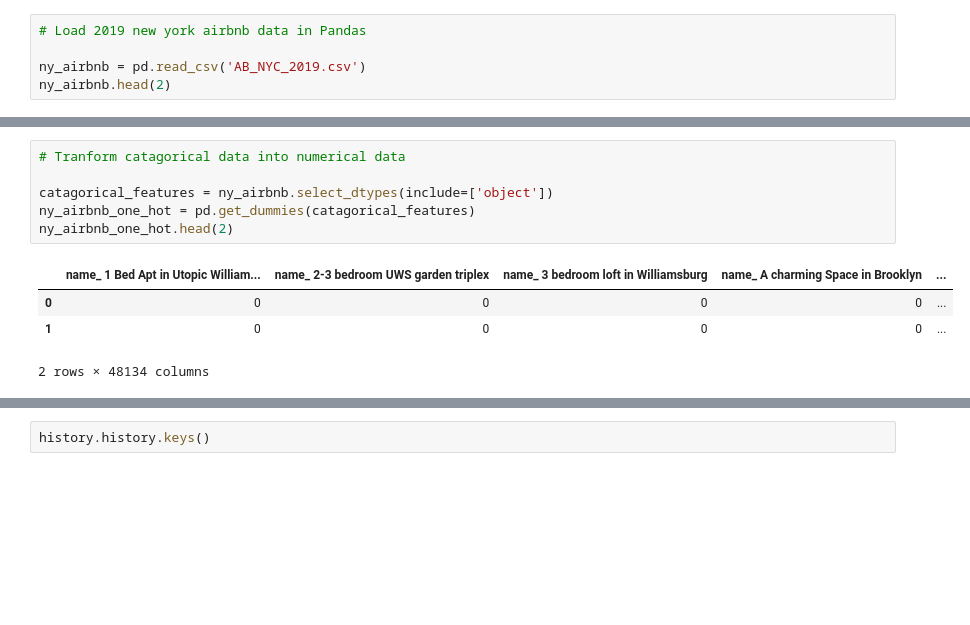
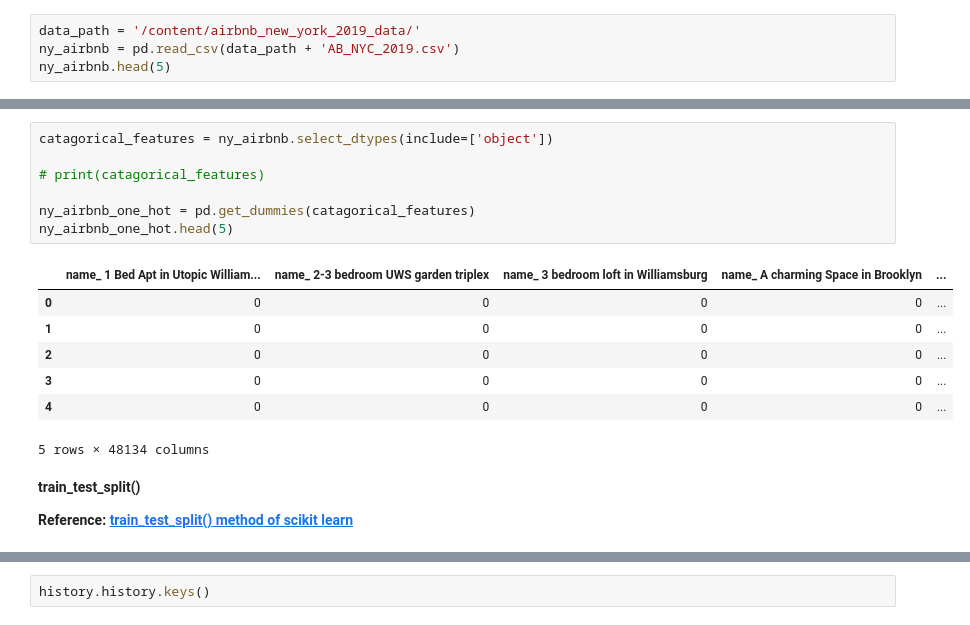
Before and after one commit to dzcyb0rg68/e503_airbnb_prediction, a Jupyter notebook: airbnb_prediction.ipynb, the cells around one changed output, grey strips where cells are left out. Drawn from its saved outputs; the diff is of its cells as text; blank space fills up the shorter version.

```diff
--- a/airbnb_prediction.ipynb
+++ b/airbnb_prediction.ipynb
@@ -10,8 +44,7 @@ tf.__version__
 # %%
-# Load 2019 new york airbnb data in Pandas
-
-ny_airbnb = pd.read_csv('AB_NYC_2019.csv')
-ny_airbnb.head(2)
+data_path = '/content/airbnb_new_york_2019_data/'
+ny_airbnb = pd.read_csv(data_path + 'AB_NYC_2019.csv')
+ny_airbnb.head(5)
 # %% [output]
 |  | id | name | host_id | host_name | neighbourhood_group | neighbourhood | latitude | longitude | ... |
 | 0 | 2539 | Clean & quiet apt home by the park | 2787 | John | Brooklyn | Kensington | 40.64749 | -73.97237 | ... |
@@ -30,11 +73,19 @@ ny_airbnb.head(2)
 # %%
-# Tranform catagorical data into numerical data
+catagorical_features = ny_airbnb.select_dtypes(include=['object'])
 
-catagorical_features = ny_airbnb.select_dtypes(include=['object'])
+# print(catagorical_features)
+
 ny_airbnb_one_hot = pd.get_dummies(catagorical_features)
-ny_airbnb_one_hot.head(2)
+ny_airbnb_one_hot.head(5)
 # %% [output]
 |  | name_ 1 Bed Apt in Utopic William... | name_ 2-3 bedroom UWS garden triplex | name_ 3 bedroom loft in Williamsburg | name_ A charming Space in Brooklyn | ... |
 | 0 | 0 | 0 | 0 | 0 | ... |
 | 1 | 0 | 0 | 0 | 0 | ... |
+| 2 | 0 | 0 | 0 | 0 | ... |
+| 3 | 0 | 0 | 0 | 0 | ... |
+| 4 | 0 | 0 | 0 | 0 | ... |
-2 rows × 48134 columns
+5 rows × 48134 columns
+# %% [markdown]
+**train_test_split()**
+
+**Reference: [train_test_split() method of scikit learn](https://stackoverflow.com/questions/57754373/train-test-split-method-of-scikit-learn)**
```
Also changed, not shown: parts of 23 cells of this notebook, 1 other file.
